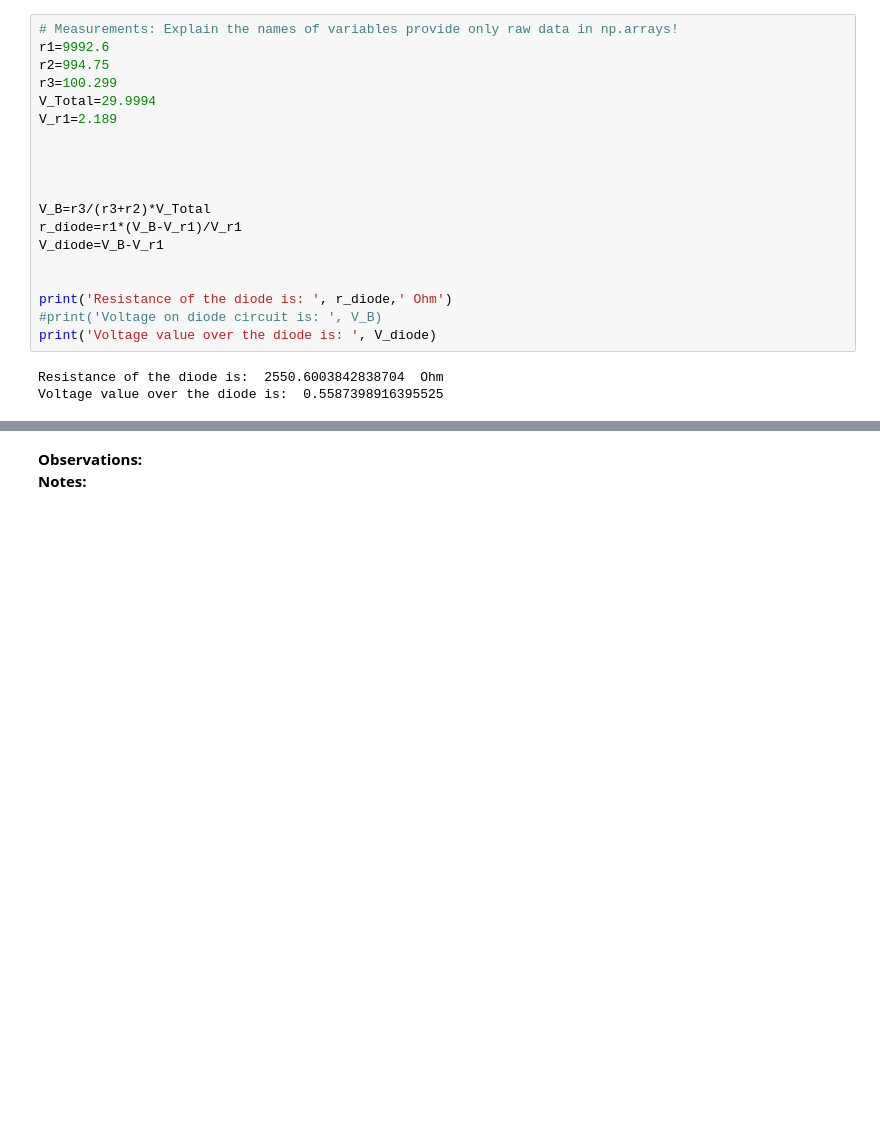
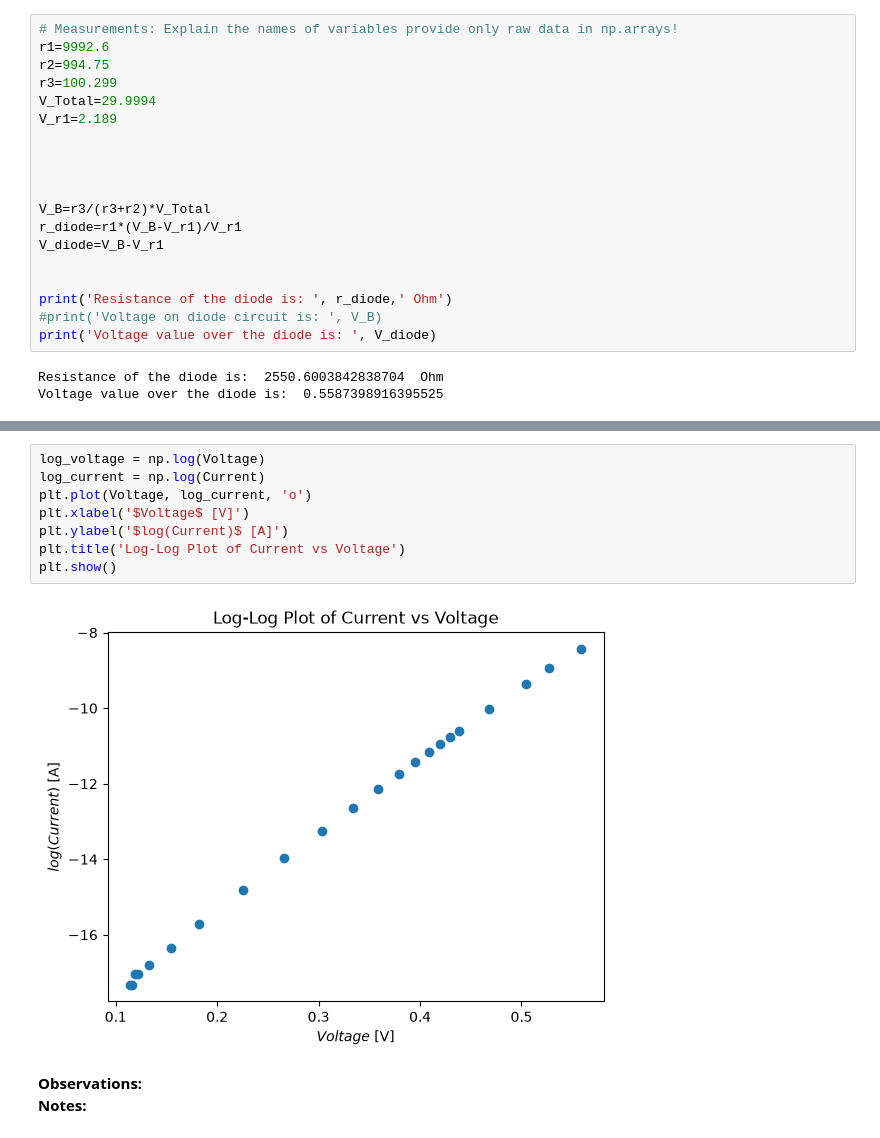
Before and after one commit to fenerbahceisbest1907/IP2-Arthur-Cem-BMConstant, a Jupyter notebook: BC_vinden_arthur_cem.ipynb, the cells around one changed output, grey strips where cells are left out. Drawn from its saved outputs; the diff is of its cells as text; blank space fills up the shorter version.

```diff
--- a/BC_vinden_arthur_cem.ipynb
+++ b/BC_vinden_arthur_cem.ipynb
@@ -108,3 +109,13 @@ k_B = (-1.3328e-23 +/- 6.74e-25) J/K
+# %%
+log_voltage = np.log(Voltage)
+log_current = np.log(Current)
+plt.plot(Voltage, log_current, 'o')
+plt.xlabel('$Voltage$ [V]')
+plt.ylabel('$log(Current)$ [A]')
+plt.title('Log-Log Plot of Current vs Voltage')
+plt.show()
+# %% [output]
+[figure, added]
 # %% [markdown]
 **Observations:**
 **Notes:**
```
Also changed, not shown: parts of 1 cell of this notebook.
